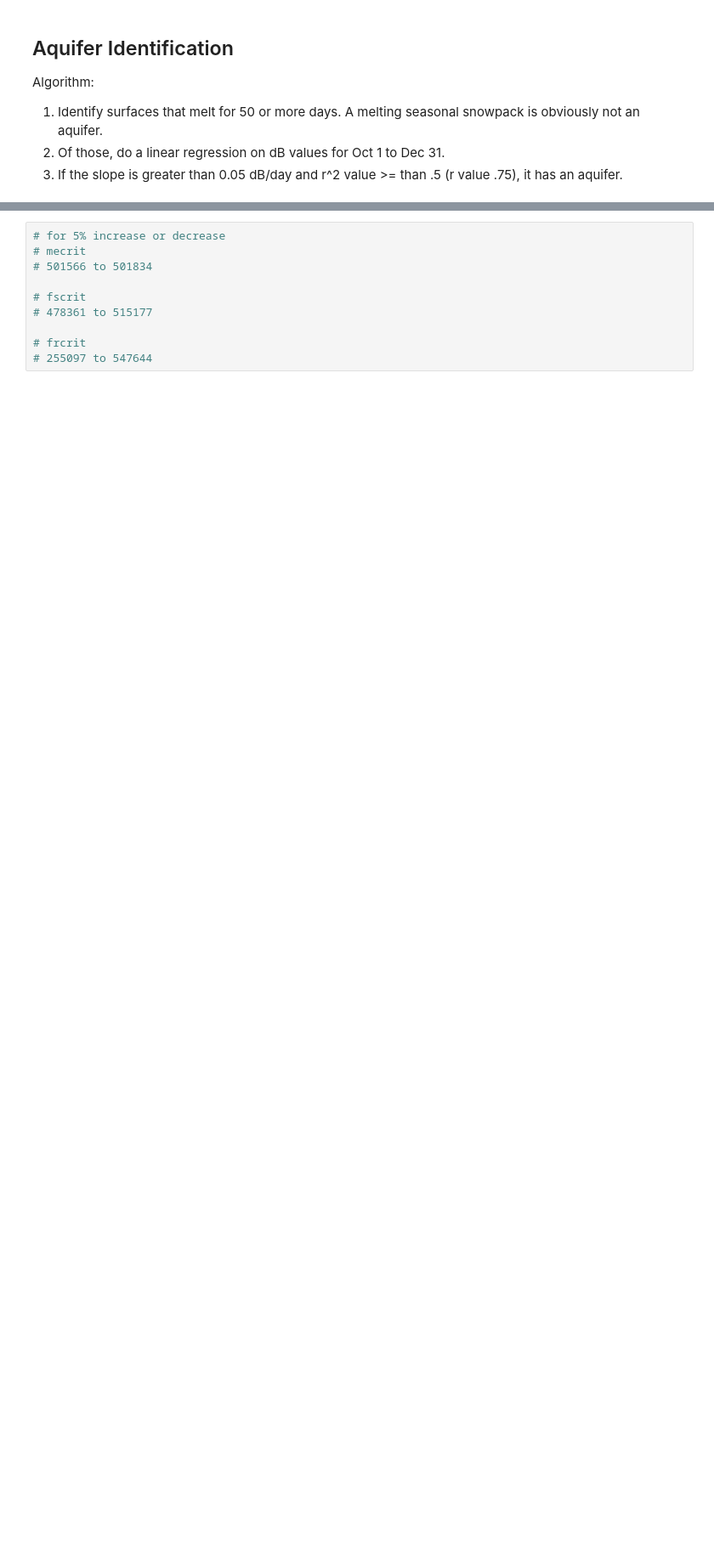
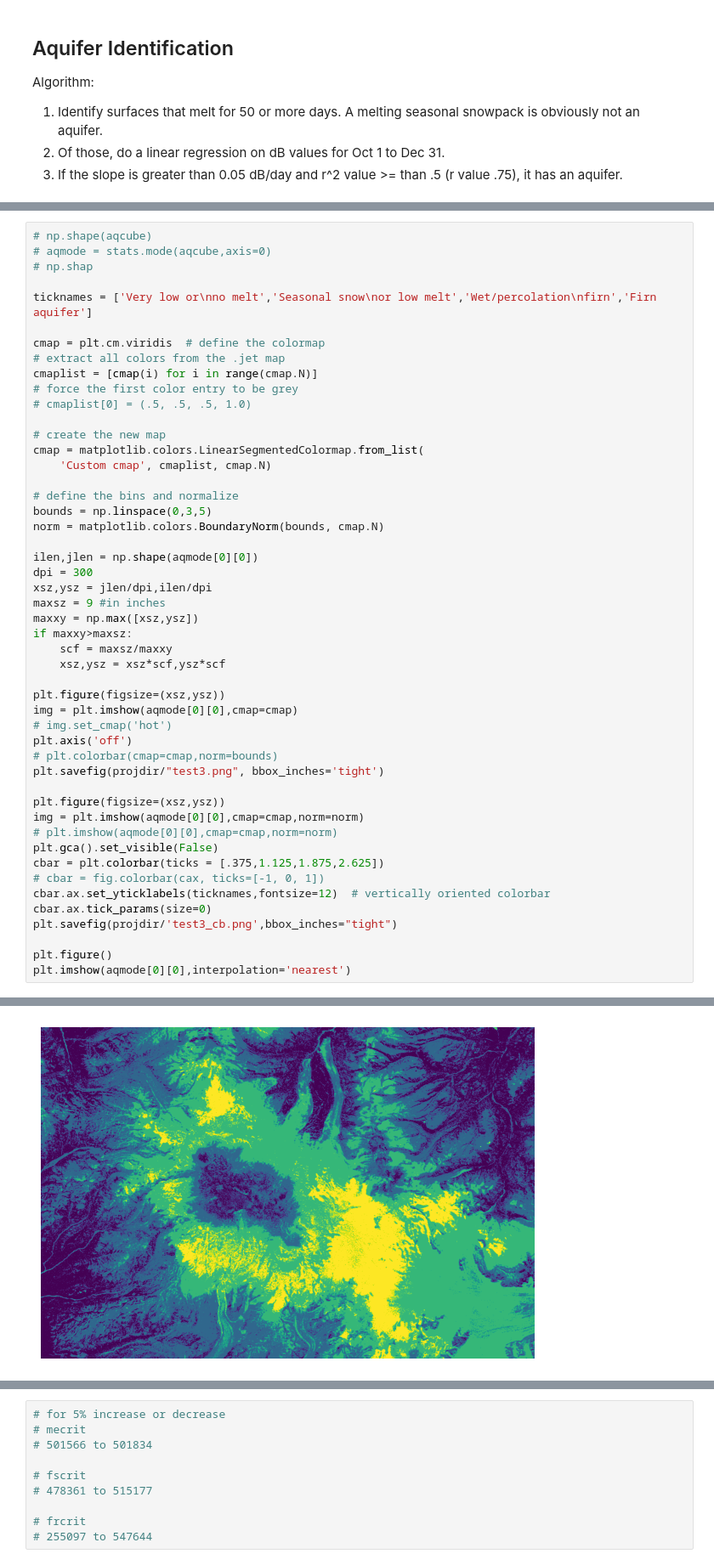
Before and after one commit to ac-johnson/GlacierSARoriginal, a Jupyter notebook: analysis_identify.ipynb, the cells around one changed output, grey strips where cells are left out. Shown at 85% size. Cells and saved outputs as stored; diff of their text form; blank space fills up the shorter version.

Commit message:
mode

```diff
--- a/analysis_identify.ipynb
+++ b/analysis_identify.ipynb
@@ -1106,0 +1143,50 @@ array([False, False, False, False, False])
+# %%
+# np.shape(aqcube)
+# aqmode = stats.mode(aqcube,axis=0)
+# np.shap
+
+ticknames = ['Very low or\nno melt','Seasonal snow\nor low melt','Wet/percolation\nfirn','Firn aquifer']
+
+cmap = plt.cm.viridis  # define the colormap
+# extract all colors from the .jet map
+cmaplist = [cmap(i) for i in range(cmap.N)]
+# force the first color entry to be grey
+# cmaplist[0] = (.5, .5, .5, 1.0)
+
+# create the new map
+cmap = matplotlib.colors.LinearSegmentedColormap.from_list(
+    'Custom cmap', cmaplist, cmap.N)
+
+# define the bins and normalize
+bounds = np.linspace(0,3,5)
+norm = matplotlib.colors.BoundaryNorm(bounds, cmap.N)
+
+ilen,jlen = np.shape(aqmode[0][0])
+dpi = 300
+xsz,ysz = jlen/dpi,ilen/dpi
+maxsz = 9 #in inches
+maxxy = np.max([xsz,ysz])
+if maxxy>maxsz:
+    scf = maxsz/maxxy
+    xsz,ysz = xsz*scf,ysz*scf
+
+plt.figure(figsize=(xsz,ysz))
+img = plt.imshow(aqmode[0][0],cmap=cmap)
+# img.set_cmap('hot')
+plt.axis('off')
+# plt.colorbar(cmap=cmap,norm=bounds)
+plt.savefig(projdir/"test3.png", bbox_inches='tight')
+
+plt.figure(figsize=(xsz,ysz))
+img = plt.imshow(aqmode[0][0],cmap=cmap,norm=norm)
+# plt.imshow(aqmode[0][0],cmap=cmap,norm=norm)
+plt.gca().set_visible(False)
+cbar = plt.colorbar(ticks = [.375,1.125,1.875,2.625])
+# cbar = fig.colorbar(cax, ticks=[-1, 0, 1])
+cbar.ax.set_yticklabels(ticknames,fontsize=12)  # vertically oriented colorbar
+cbar.ax.tick_params(size=0)
+plt.savefig(projdir/'test3_cb.png',bbox_inches="tight")
+
+plt.figure()
+plt.imshow(aqmode[0][0],interpolation='nearest')
+# %% [output]
@@ -1106,0 +1194 @@ array([False, False, False, False, False])
+[figure, added]
```
Also changed, not shown: parts of 9 cells of this notebook.
